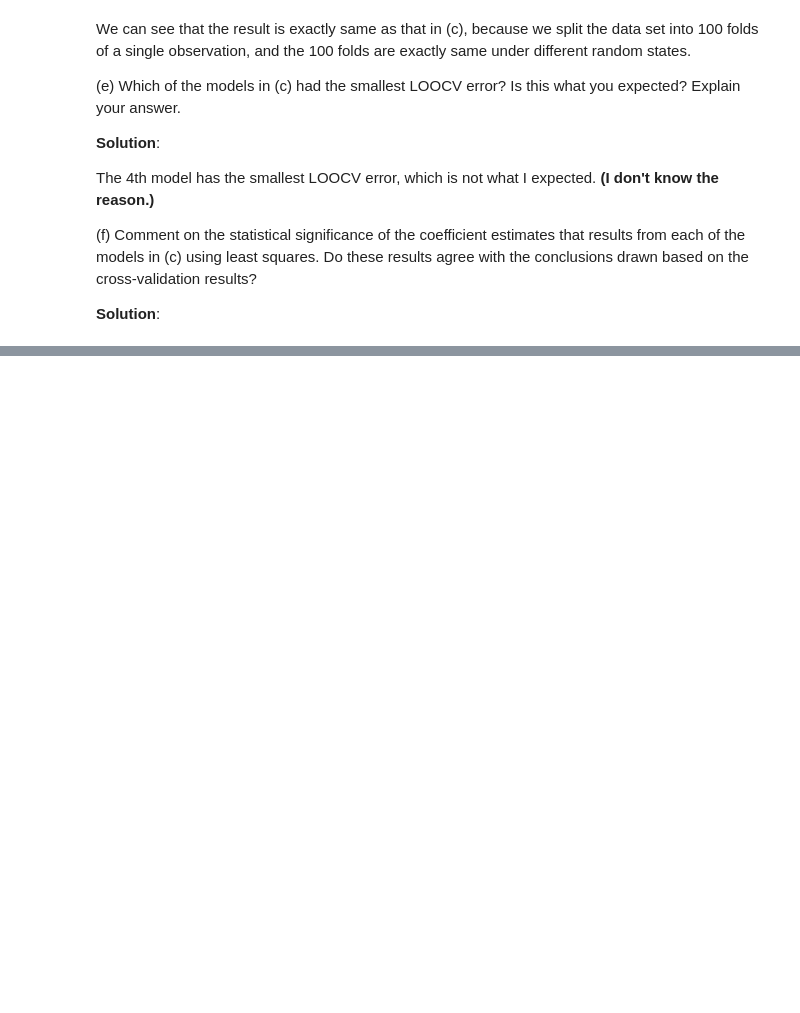
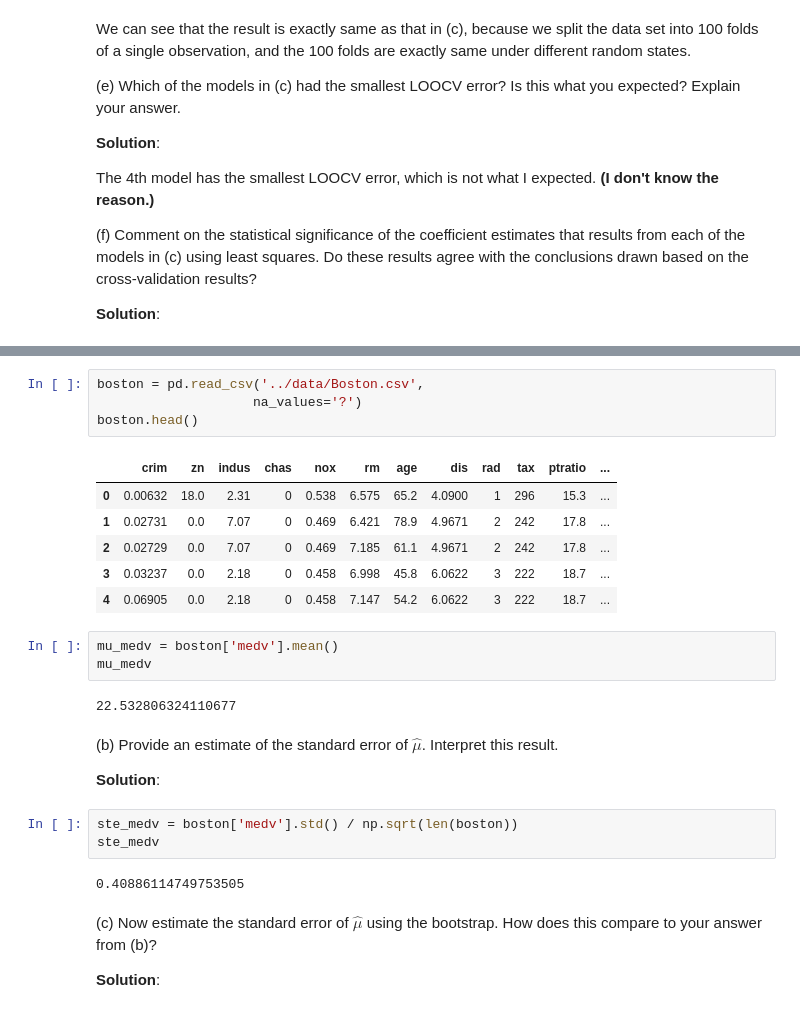
Before and after one commit to chenyulue/ISLP, a Jupyter notebook: Ch05/Ch05_Resampleing_Methods_Exercises.ipynb, the cells around one changed output, grey strips where cells are left out. Saved outputs shown, nothing was run; the diff lists cells and outputs as text; blank space fills up the shorter version.

```diff
--- a/Ch05/Ch05_Resampleing_Methods_Exercises.ipynb
+++ b/Ch05/Ch05_Resampleing_Methods_Exercises.ipynb
@@ -648,0 +629,29 @@ Subclasses:
+# %%
+boston = pd.read_csv('../data/Boston.csv',
+                    na_values='?')
+boston.head()
+# %% [output]
+|  | crim | zn | indus | chas | nox | rm | age | dis | rad | tax | ptratio | ... |
+| 0 | 0.00632 | 18.0 | 2.31 | 0 | 0.538 | 6.575 | 65.2 | 4.0900 | 1 | 296 | 15.3 | ... |
+| 1 | 0.02731 | 0.0 | 7.07 | 0 | 0.469 | 6.421 | 78.9 | 4.9671 | 2 | 242 | 17.8 | ... |
+| 2 | 0.02729 | 0.0 | 7.07 | 0 | 0.469 | 7.185 | 61.1 | 4.9671 | 2 | 242 | 17.8 | ... |
+| 3 | 0.03237 | 0.0 | 2.18 | 0 | 0.458 | 6.998 | 45.8 | 6.0622 | 3 | 222 | 18.7 | ... |
+| 4 | 0.06905 | 0.0 | 2.18 | 0 | 0.458 | 7.147 | 54.2 | 6.0622 | 3 | 222 | 18.7 | ... |
+# %%
+mu_medv = boston['medv'].mean()
+mu_medv
+# %% [output]
+22.532806324110677
+# %% [markdown]
+(b) Provide an estimate of the standard error of $\hat{\mu}$. Interpret this result.
+
+**Solution**:
+# %%
+ste_medv = boston['medv'].std() / np.sqrt(len(boston))
+ste_medv
+# %% [output]
+0.40886114749753505
+# %% [markdown]
+(c) Now estimate the standard error of $\hat{\mu}$ using the bootstrap. How does this compare to your answer from (b)?
+
+**Solution**:
```
Also changed, not shown: parts of 34 cells of this notebook.
